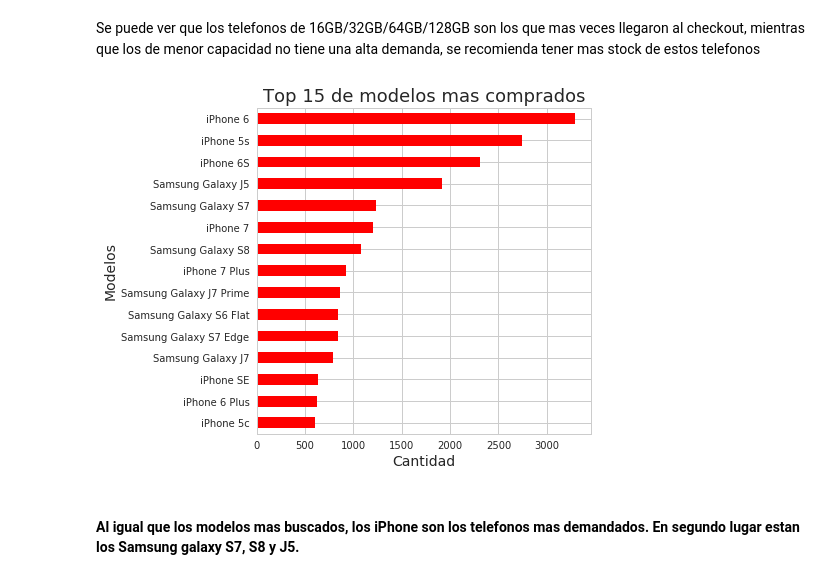
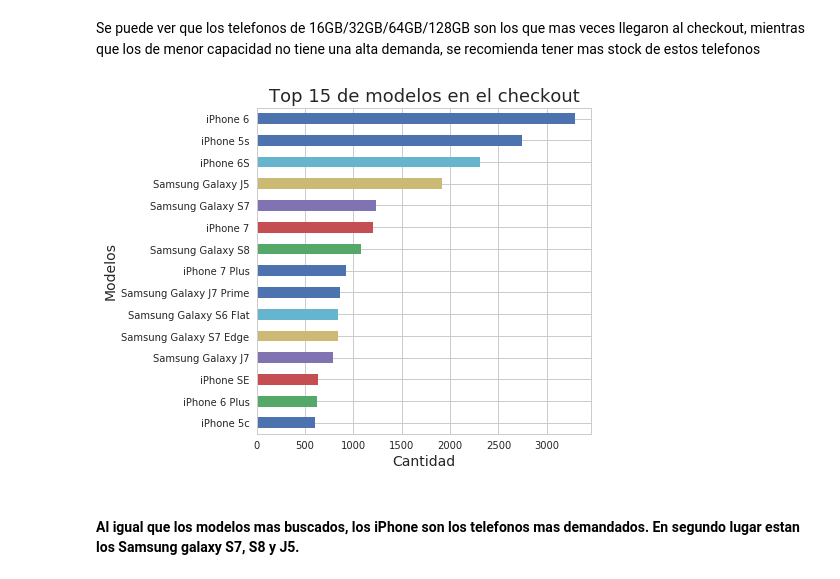
Before and after one commit to jowisaidman/tp1_analisis_exploratorio, a Jupyter notebook: Notebooks/Camila/Resumen/checkout_analisis.ipynb, the cells around one changed output. Drawn from its saved outputs; the diff is of its cells as text; code cells hidden in the pictures.

```diff
--- a/Notebooks/Camila/Resumen/checkout_analisis.ipynb
+++ b/Notebooks/Camila/Resumen/checkout_analisis.ipynb
@@ -70,13 +70,13 @@ Se puede ver que los telefonos de 16GB/32GB/64GB/128GB son los que mas veces lle
 # %%
 compras = checkout['model'].value_counts().head(15).sort_values()
 g = plt.subplots(figsize = (6,6))
-g = compras.plot(kind = 'barh', color = 'red')
-g.set_title('Top 15 de modelos mas comprados',fontsize = 18)
+g = compras.plot(kind = 'barh')
+g.set_title('Top 15 de modelos en el checkout',fontsize = 18)
 g.set_xlabel('Cantidad',fontsize = 14)
 g.set_ylabel('Modelos',fontsize = 14); #Estaria bueno superponer este grafico con el otro para compara el ranking de busqueda contra compra
                                       #y sacar conclusiones
 # %% [output]
-[figure, old version]
+[figure, new version]
 # %% [markdown]
 #### Al igual que los modelos mas buscados, los iPhone son los telefonos mas demandados. En segundo lugar estan los Samsung galaxy S7, S8 y J5.
 # %% [markdown]
```
Also changed, not shown: parts of 8 cells of this notebook.
